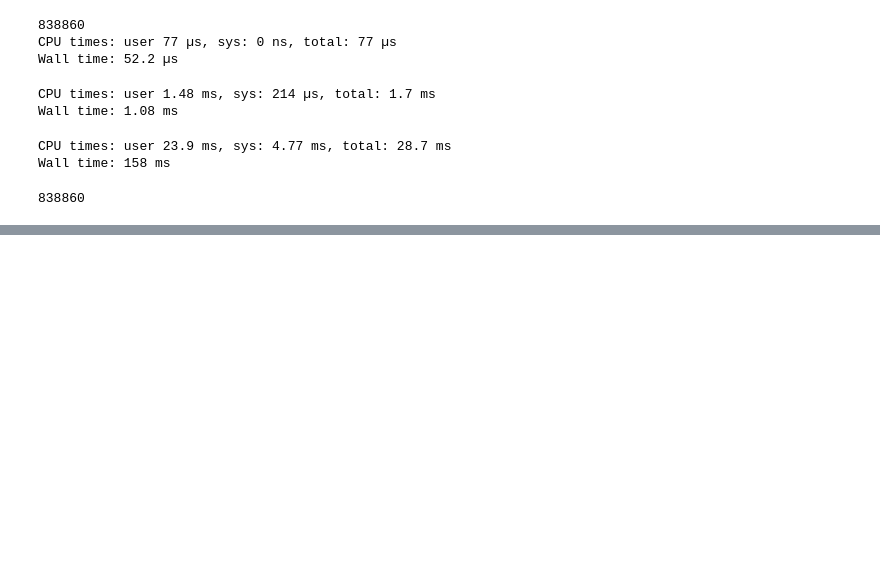
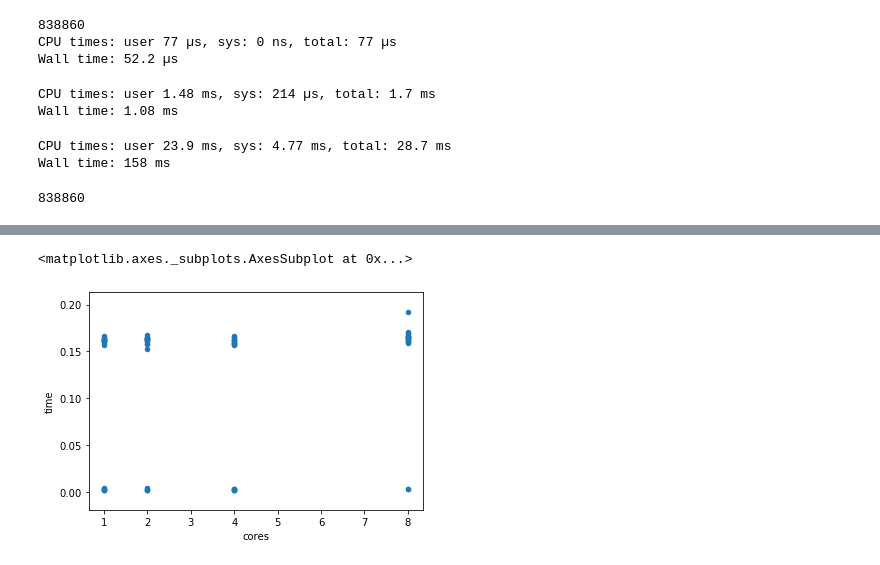
Before and after one commit to AbnerErnaniADSFatec/parallel-programing, a Jupyter notebook: dask-tests.ipynb, the cells around one changed output, grey strips where cells are left out. Drawn from its saved outputs; the diff is of its cells as text; code cells hidden in the pictures; blank space fills up the shorter version.

Commit message:
add-amdahls-law

```diff
--- a/dask-tests.ipynb
+++ b/dask-tests.ipynb
@@ -61,0 +70,14 @@ soma.visualize()
+# %%
+# Criando um processo para o álculo do número de Amdahl
+soma.compute()
+exptimes = []
+
+for cores in [1,2,4,8]: # Número de cores para a análise
+    for trials in range(20):
+        inicio = time.perf_counter()
+        soma.compute(num_workers = cores)
+        tempo = time.perf_counter() - inicio
+        exptimes.append([cores, tempo])
+
+df = pd.DataFrame(exptimes, columns = ["cores","time"])
+df
@@ -61,0 +123,6 @@ soma.visualize()
+# %%
+%matplotlib inline
+df.plot(x = 'cores', y = 'time', kind = 'scatter')
+# %% [output]
+<matplotlib.axes._subplots.AxesSubplot at 0x...>
+[figure, added]
```
Also changed, not shown: parts of 9 cells of this notebook.
